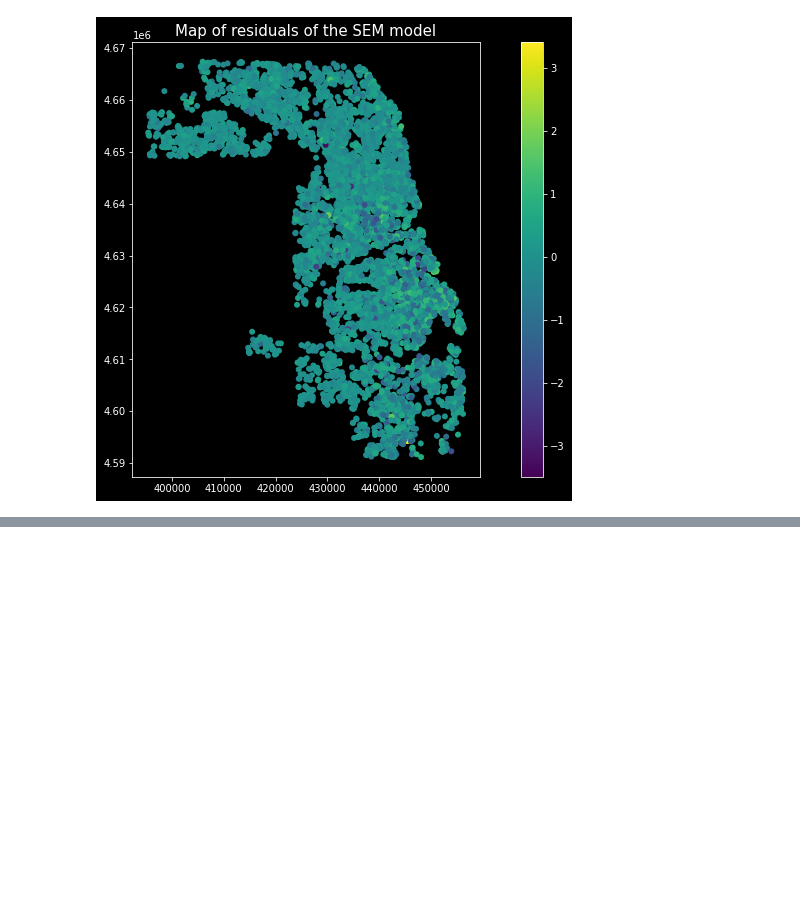
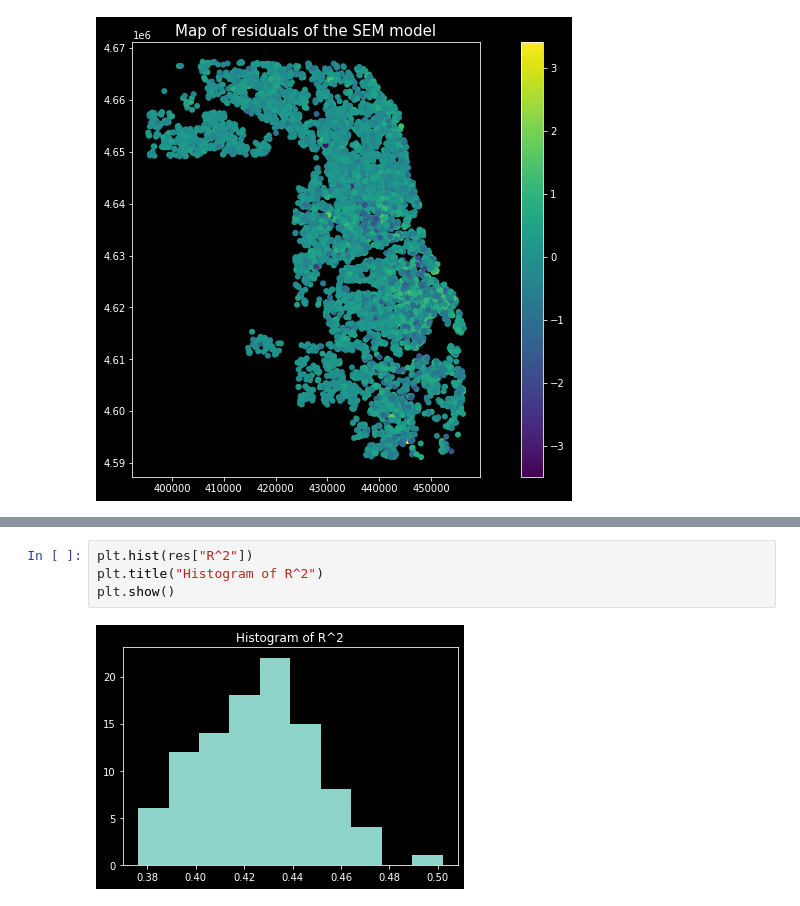
Before and after one commit to alexandermichels/ChicagoHousingModels, a Jupyter notebook: notebooks/SpatialErrorModel.ipynb, the cells around one changed output, grey strips where cells are left out. Drawn from its saved outputs; the diff is of its cells as text; blank space fills up the shorter version.

```diff
--- a/notebooks/SpatialErrorModel.ipynb
+++ b/notebooks/SpatialErrorModel.ipynb
@@ -132,0 +163,6 @@ plt.show()
+# %%
+plt.hist(res["R^2"])
+plt.title("Histogram of R^2")
+plt.show()
+# %% [output]
+[figure, added]
```
Also changed, not shown: parts of 15 cells of this notebook, 20 other files.
